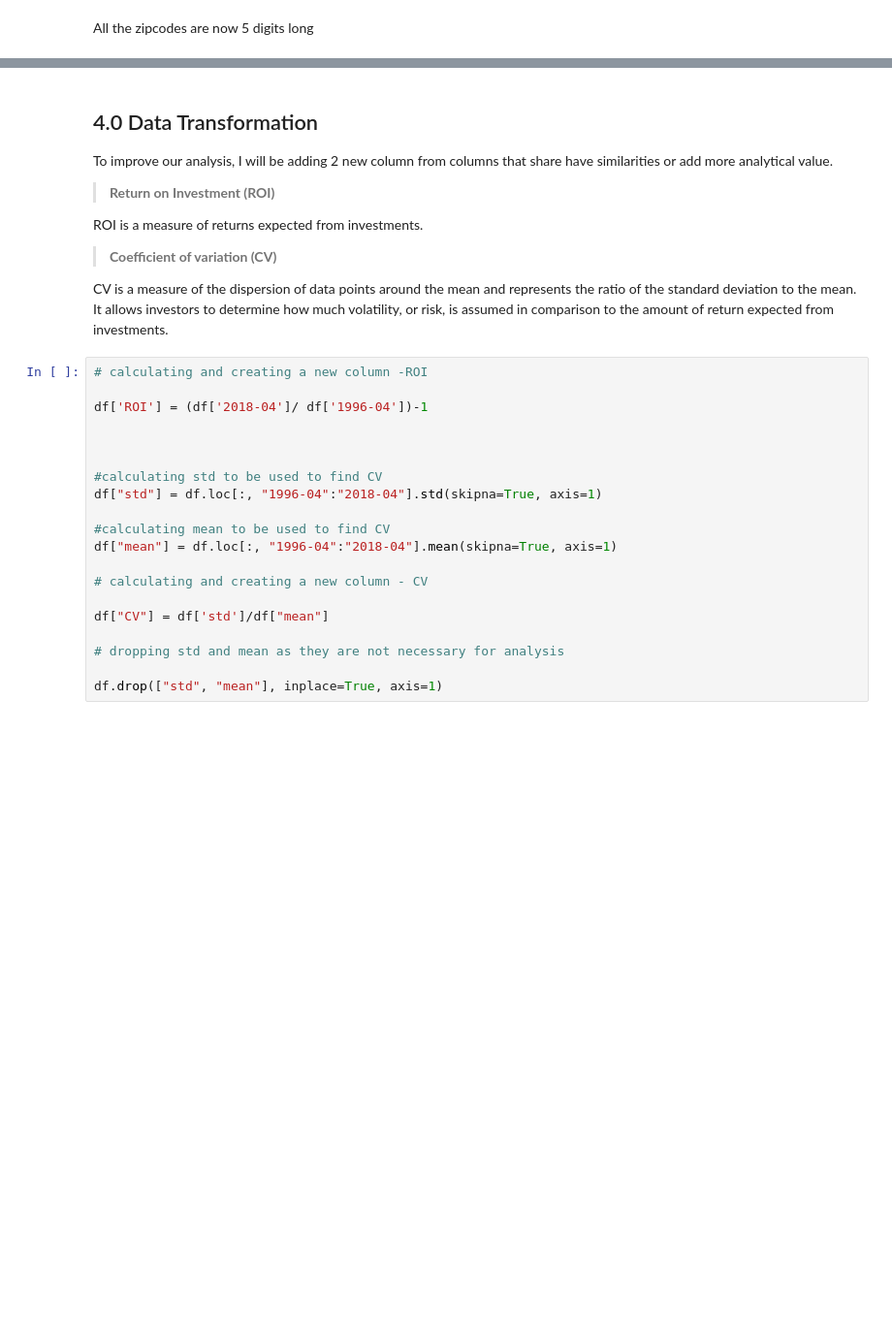
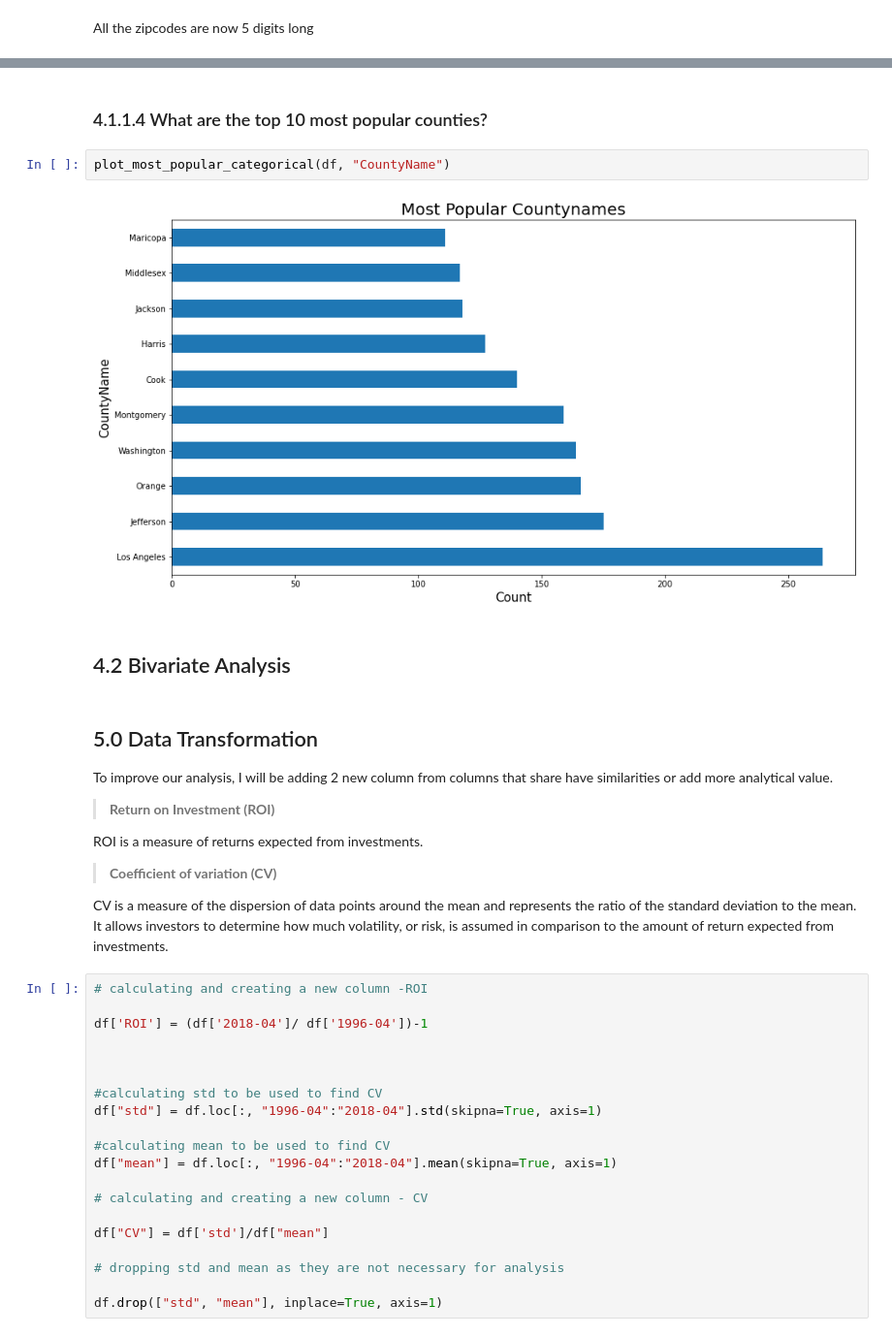
Before and after one commit to HMWIAM/P13, a Jupyter notebook: A. Main/index.ipynb, the cells around one changed output, grey strips where cells are left out. Shown: that part at 97% size. Cells and saved outputs as stored; diff of their text form; blank space fills up the shorter version.

```diff
--- a/A. Main/index.ipynb
+++ b/A. Main/index.ipynb
@@ -310,5 +411,13 @@ All the zipcodes are now 5 digits long
+# %% [markdown]
+### 4.1.1.4 What are the top 10 most popular counties?
+# %%
+plot_most_popular_categorical(df, "CountyName")
+# %% [output]
+[figure, added]
+# %% [markdown]
+## 4.2 Bivariate Analysis
 # %% [markdown]
-## 4.0 Data Transformation
+## 5.0 Data Transformation
 To improve our analysis, I will be adding 2 new column from columns that share have similarities or add more analytical value.
 
 > **Return on Investment (ROI)**
```
Also changed, not shown: parts of 35 cells of this notebook, 1 other file.
